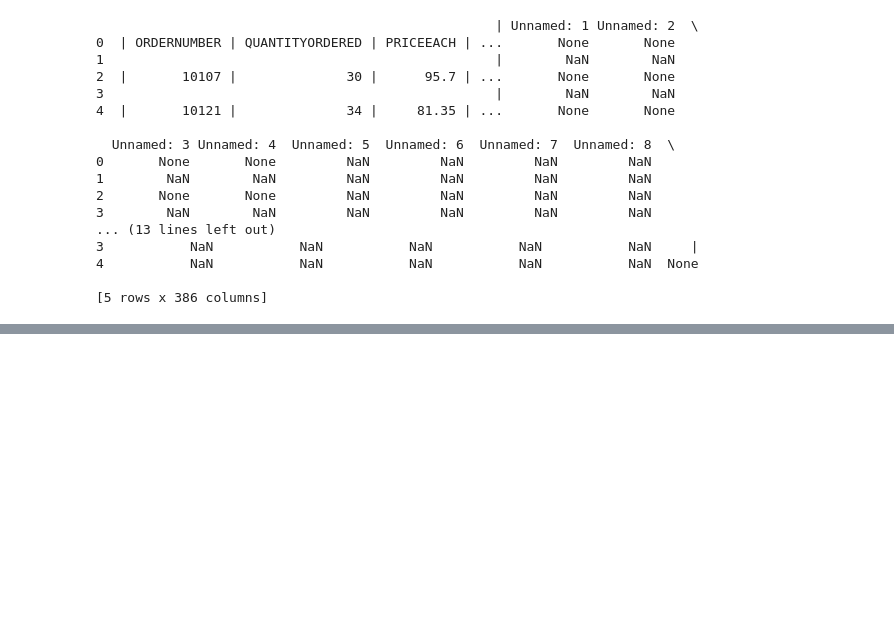
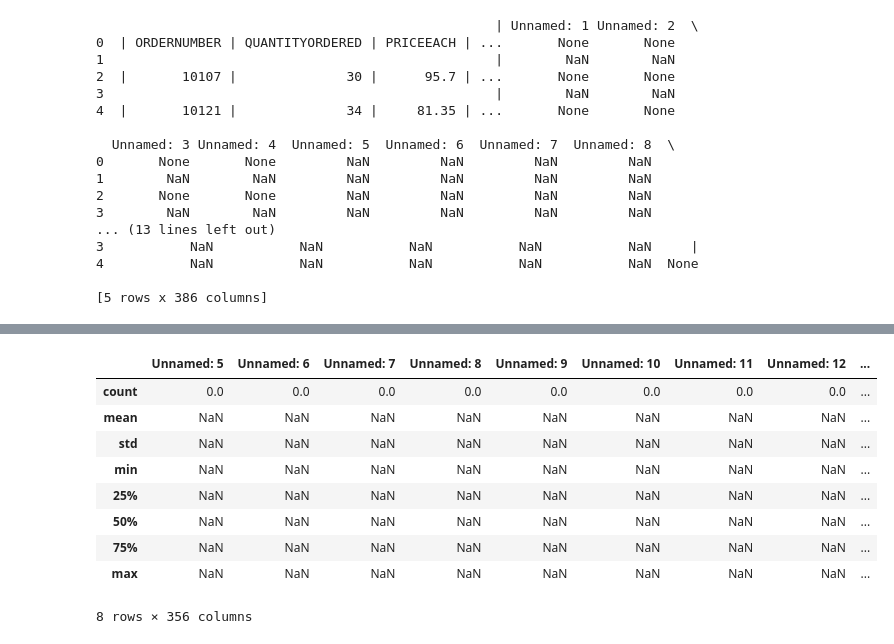
Before and after one commit to BinalPatel29/Udemy, a Jupyter notebook: Data_Analysis_With_Python/Pandas.ipynb, the cells around one changed output, grey strips where cells are left out. Saved outputs shown, nothing was run; the diff lists cells and outputs as text; code cells hidden in the pictures; blank space fills up the shorter version.

Commit message:
pandas

```diff
--- a/Data_Analysis_With_Python/Pandas.ipynb
+++ b/Data_Analysis_With_Python/Pandas.ipynb
@@ -112,0 +234,4 @@ print(df.head())
+# %%
+import pandas as pd
+df = pd.read_csv("sales_data_sample.csv", encoding="latin1", sep=None, engine="python")
+df.head(5)
@@ -112,0 +270,13 @@ print(df.head())
+# %%
+df.describe()
+# %% [output]
+|  | Unnamed: 5 | Unnamed: 6 | Unnamed: 7 | Unnamed: 8 | Unnamed: 9 | Unnamed: 10 | Unnamed: 11 | Unnamed: 12 | ... |
+| count | 0.0 | 0.0 | 0.0 | 0.0 | 0.0 | 0.0 | 0.0 | 0.0 | ... |
+| mean | NaN | NaN | NaN | NaN | NaN | NaN | NaN | NaN | ... |
+| std | NaN | NaN | NaN | NaN | NaN | NaN | NaN | NaN | ... |
+| min | NaN | NaN | NaN | NaN | NaN | NaN | NaN | NaN | ... |
+| 25% | NaN | NaN | NaN | NaN | NaN | NaN | NaN | NaN | ... |
+| 50% | NaN | NaN | NaN | NaN | NaN | NaN | NaN | NaN | ... |
+| 75% | NaN | NaN | NaN | NaN | NaN | NaN | NaN | NaN | ... |
+| max | NaN | NaN | NaN | NaN | NaN | NaN | NaN | NaN | ... |
+8 rows × 356 columns
```
Also changed, not shown: parts of 34 cells of this notebook, 1 other file.
